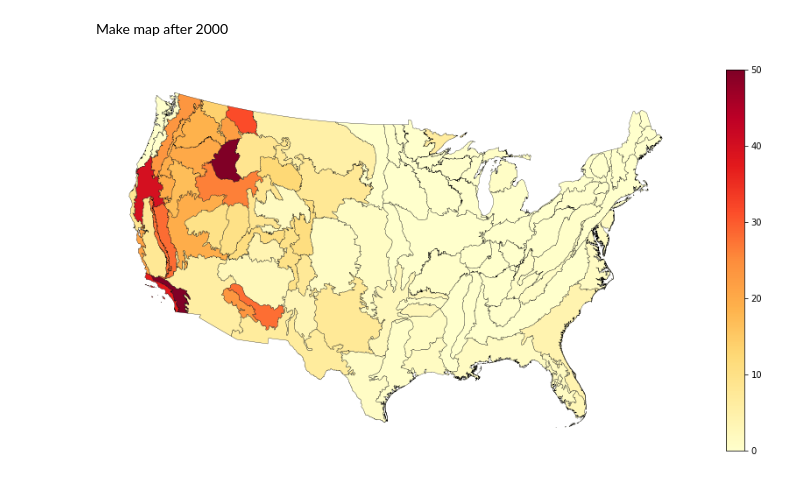
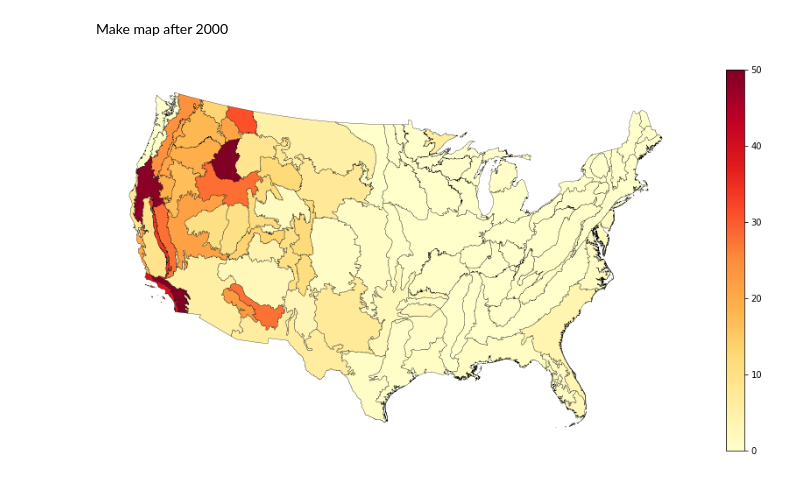
Before and after one commit to carbonplan/forest-risks, a Jupyter notebook: notebooks/fire/fire_model_supersections.ipynb, the cells around one changed output. Cells and saved outputs as stored; diff of their text form; code cells hidden in the pictures.

```diff
--- a/notebooks/fire/fire_model_supersections.ipynb
+++ b/notebooks/fire/fire_model_supersections.ipynb
@@ -43,7 +43,7 @@ mtbs = load.mtbs(store=store, coarsen=coarsen, tlim=tlim, mask=mask)
 # %% [markdown]
 Load the supersections
 # %%
-regions = gpd.read_file("data/supersections.geojson")
+regions = gpd.read_file("https://storage.googleapis.com/carbonplan-data/raw/ecoregions/supersections.geojson")
 # %%
 masks = rm.mask_3D_geopandas(regions, mtbs)
 # %% [markdown]
@@ -69,14 +69,14 @@ plt.axis('off');
 # %% [markdown]
 Make map after 2000
 # %%
-after_2000 = mtbs.sel(time=slice('2001','2017')).groupby('time.year').sum().mean('year')
+after_2000 = mtbs.sel(time=slice('2001','2018')).groupby('time.year').sum().mean('year')
 risks_after_2000 = np.asarray(
     [after_2000.monthly.where(masks.sel(region=i)).mean(['x','y']).values.item() for i in masks['region']]
 )
 regions.to_crs('EPSG:5070').plot(
     integrated_risk(risks_after_2000), figsize=[15, 8], cmap=cmap,
     edgecolor=[0,0,0], linewidth=0.3, vmin=0, vmax=50, legend=True
 )
 plt.axis('off');
 # %% [output]
-[figure, old version]
+[figure, new version]
```
Also changed, not shown: 4 other files.
